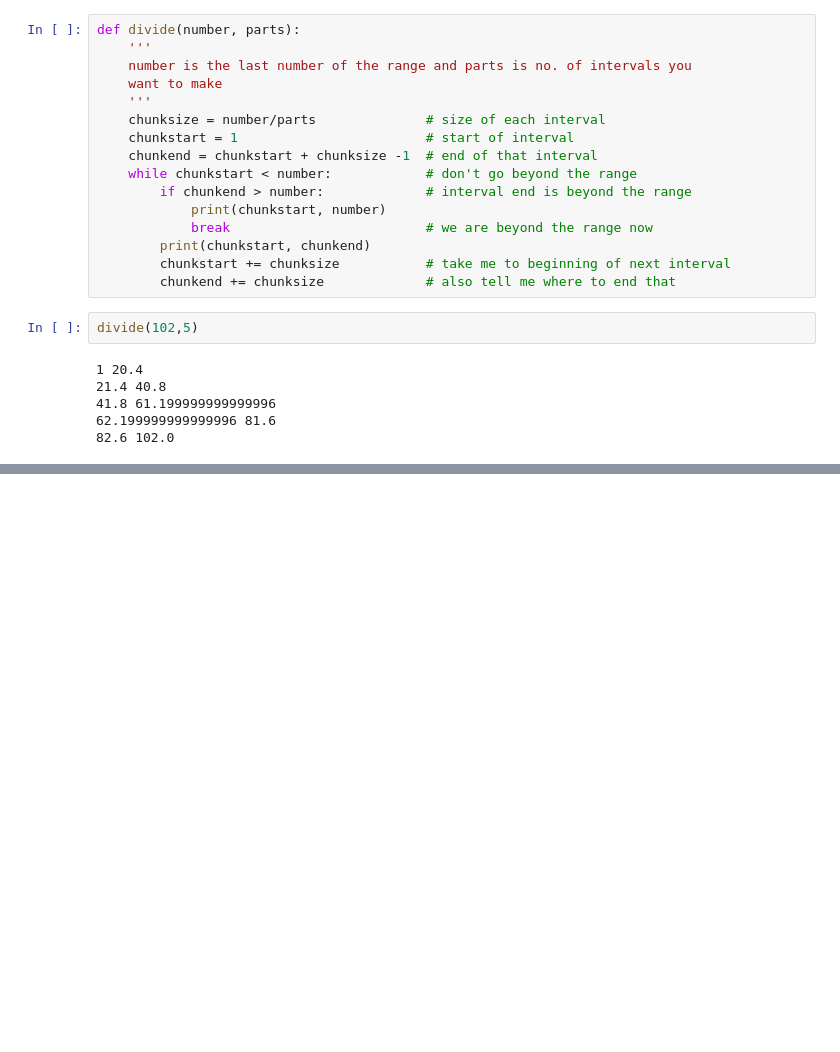
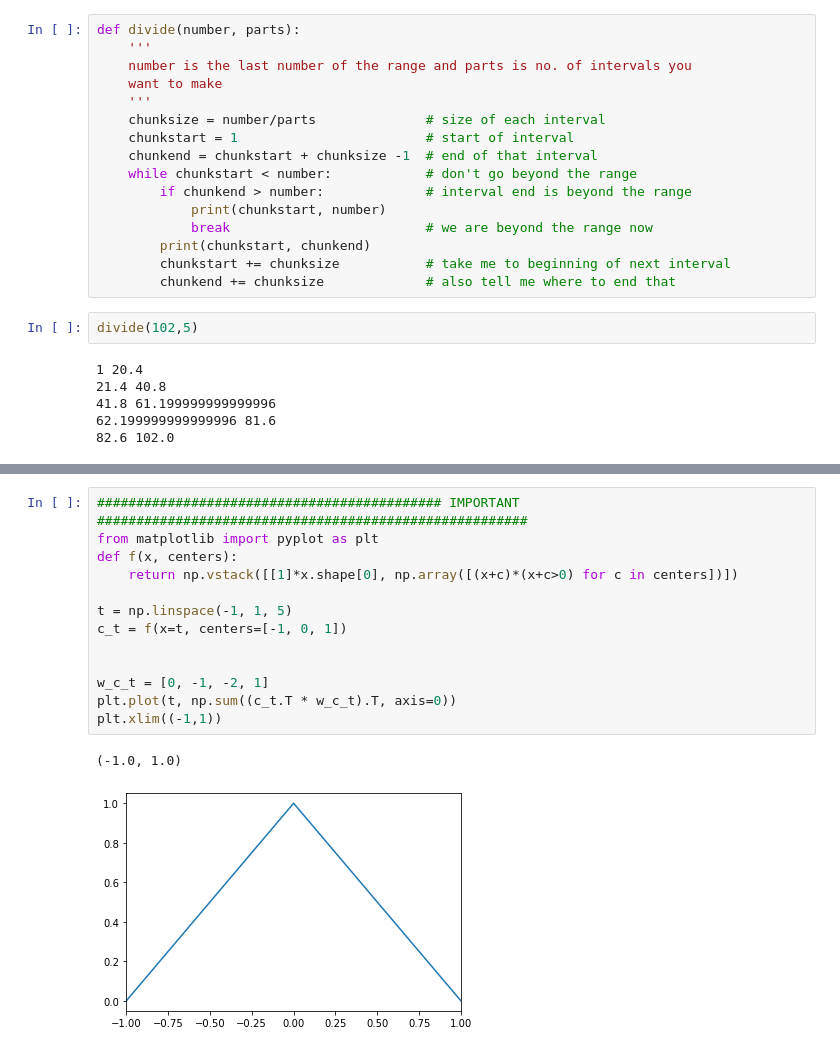
Before and after one commit to TedOiler/dexpy, a Jupyter notebook: test_functional.ipynb, the cells around one changed output, grey strips where cells are left out. Cells and saved outputs as stored; diff of their text form; blank space fills up the shorter version.

```diff
--- a/test_functional.ipynb
+++ b/test_functional.ipynb
@@ -184,0 +217,16 @@ $\displaystyle \left[\begin{matrix}1.0 & 0 & 1.5\\0 & 0 & 0\\1.5 & 0 & 2.3333333
+# %%
+############################################ IMPORTANT #######################################################
+from matplotlib import pyplot as plt
+def f(x, centers):
+    return np.vstack([[1]*x.shape[0], np.array([(x+c)*(x+c>0) for c in centers])])
+
+t = np.linspace(-1, 1, 5)
+c_t = f(x=t, centers=[-1, 0, 1])
+
+
+w_c_t = [0, -1, -2, 1]
+plt.plot(t, np.sum((c_t.T * w_c_t).T, axis=0))
+plt.xlim((-1,1))
+# %% [output]
+(-1.0, 1.0)
+[figure, added]
```
Also changed, not shown: parts of 12 cells of this notebook, 1 other file.
